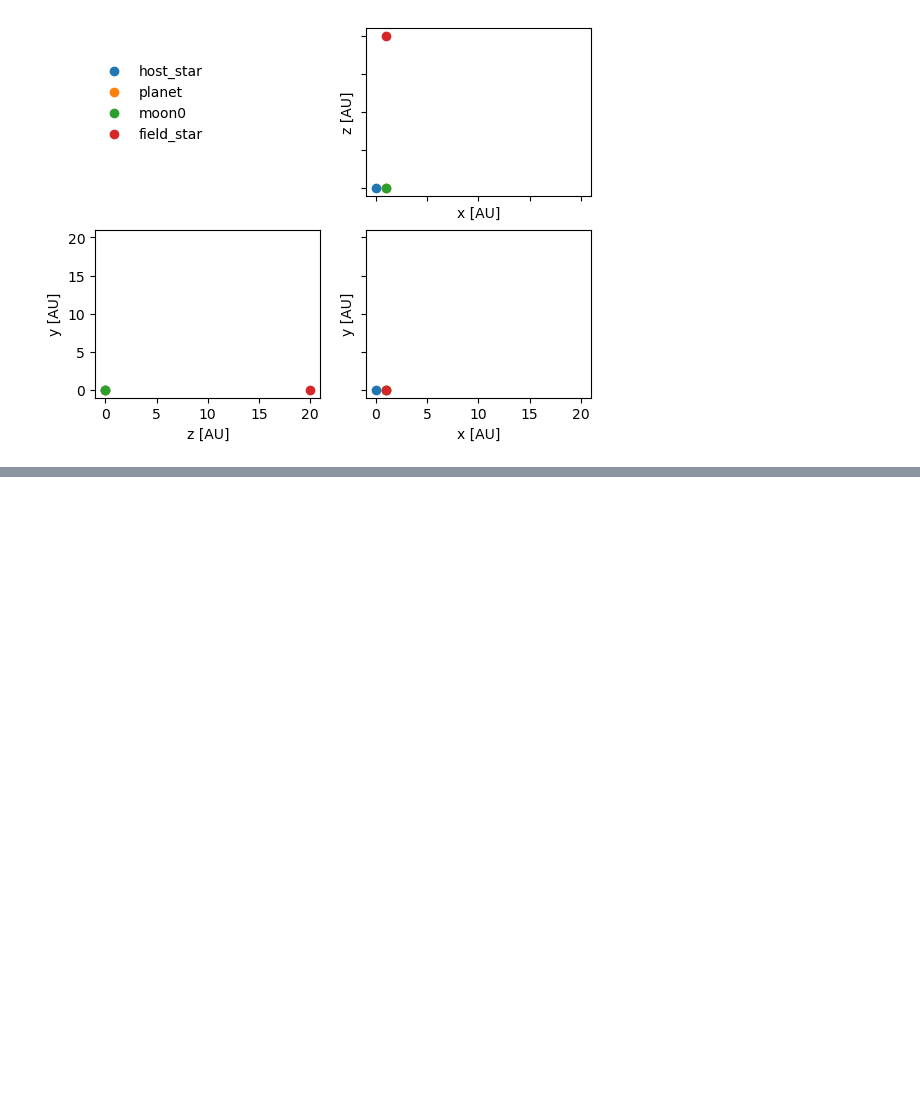
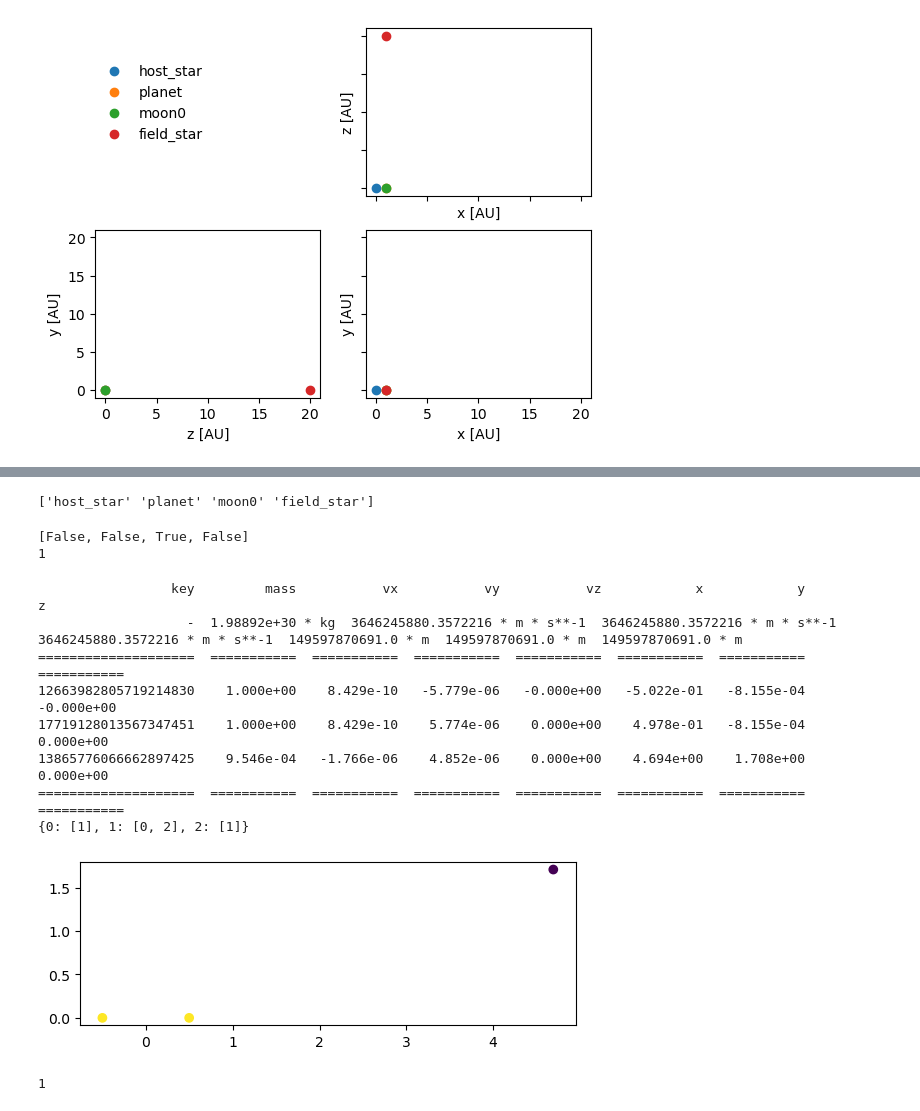
Before and after one commit to YannickBadoux/MRP, a Jupyter notebook: initial_conditions.ipynb, the cells around one changed output, grey strips where cells are left out. Saved outputs shown, nothing was run; the diff lists cells and outputs as text; code cells hidden in the pictures; blank space fills up the shorter version.

Commit message:
added test monte carlo run and started working on automatic result detection

```diff
--- a/initial_conditions.ipynb
+++ b/initial_conditions.ipynb
@@ -115,0 +139,10 @@ plt.show()
+# %%
+print(bodies.name)
+# %% [output]
+['host_star' 'planet' 'moon0' 'field_star']
+# %%
+print(['moon' in name for name in bodies.name])
+print(np.sum(['moon' in name for name in bodies.name]))
+# %% [output]
+[False, False, True, False]
+1
@@ -115,0 +152,34 @@ plt.show()
+# %%
+primary, secondary = generate_binaries(1 | units.Msun, 1 |units.Msun, 1 | units.AU)
+
+test = Particles()
+test.add_particle(primary)
+test.add_particle(secondary)
+test.move_to_center()
+
+binary, planet = generate_binaries(2 | units.Msun, 1 |units.Mjupiter, 5 | units.AU, true_anomaly=20|units.deg)
+test.add_particle(planet)
+
+test.move_to_center()
+
+print(test)
+
+plt.scatter(test.x.value_in(units.AU), test.y.value_in(units.AU), c=test.mass.value_in(units.MJupiter))
+plt.gca().set_aspect('equal')
+
+print(find_bound_particles(test))
+# %% [output]
+                 key         mass           vx           vy           vz            x            y            z
+                   -  1.98892e+30 * kg  3646245880.3572216 * m * s**-1  3646245880.3572216 * m * s**-1  3646245880.3572216 * m * s**-1  149597870691.0 * m  149597870691.0 * m  149597870691.0 * m
+====================  ===========  ===========  ===========  ===========  ===========  ===========  ===========
+12663982805719214830    1.000e+00    8.429e-10   -5.779e-06   -0.000e+00   -5.022e-01   -8.155e-04   -0.000e+00
+17719128013567347451    1.000e+00    8.429e-10    5.774e-06    0.000e+00    4.978e-01   -8.155e-04    0.000e+00
+13865776066662897425    9.546e-04   -1.766e-06    4.852e-06    0.000e+00    4.694e+00    1.708e+00    0.000e+00
+====================  ===========  ===========  ===========  ===========  ===========  ===========  ===========
+{0: [1], 1: [0, 2], 2: [1]}
+[figure, added]
+# %%
+from analyse_result import analyse_result
+print(analyse_result(bodies))
+# %% [output]
+1
```
Also changed, not shown: parts of 7 cells of this notebook, 5 other files.
